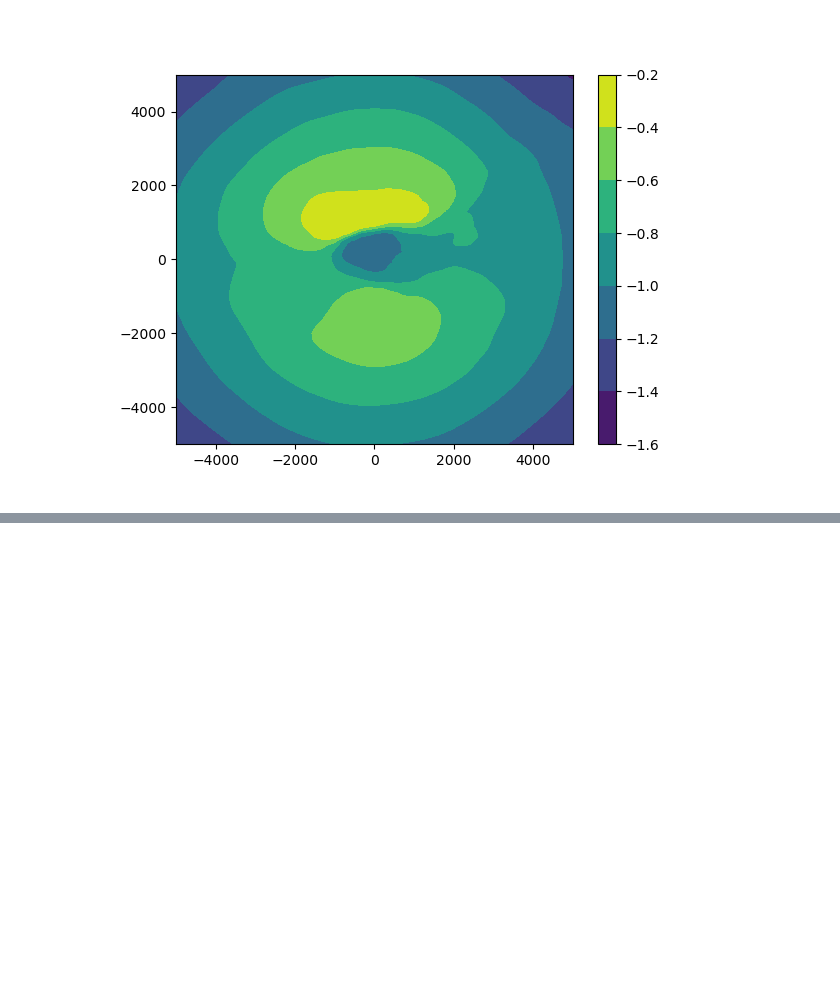
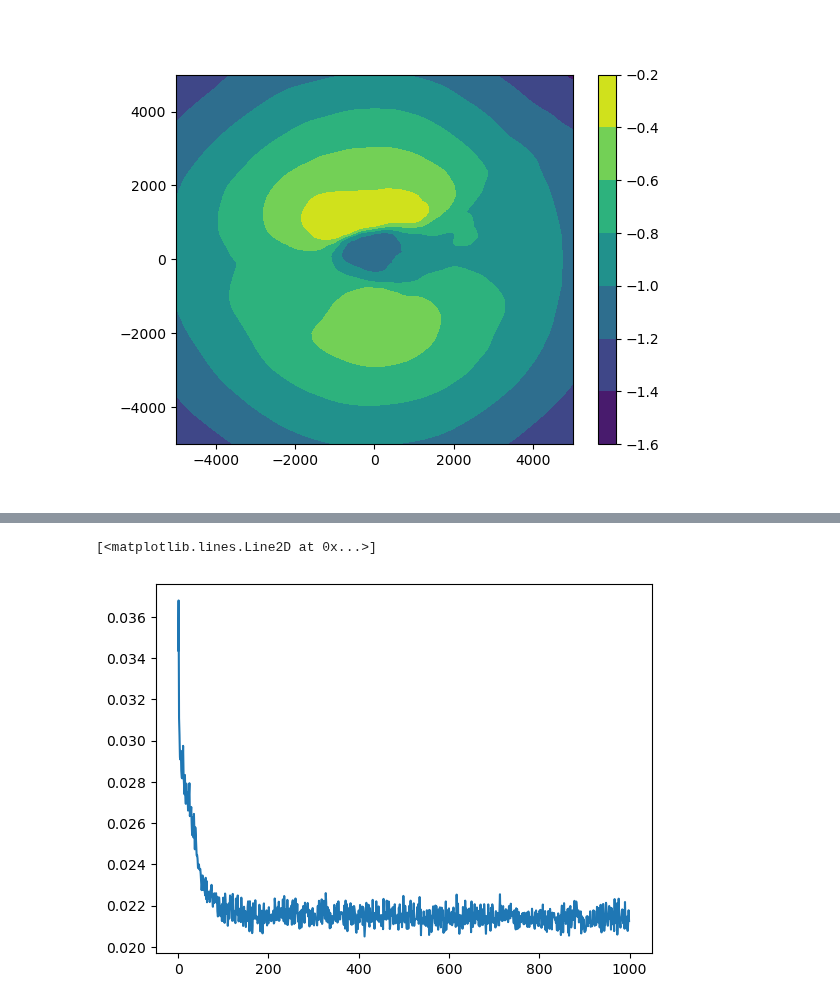
Before and after one commit to liziyao99/multi-debris-avoidance, a Jupyter notebook: quickStart.ipynb, the cells around one changed output, grey strips where cells are left out. Cells and saved outputs as stored; diff of their text form; code cells hidden in the pictures; blank space fills up the shorter version.

```diff
--- a/quickStart.ipynb
+++ b/quickStart.ipynb
@@ -121,0 +212,11 @@ _ = plt.scatter(target[axis[0]], target[axis[1]], c="r") # planner's output
+# %%
+s0 = prop.randomInitStates(batch_size)
+imp, best_i, rewards = prop.best_impulses(s0, max_loop=max_loop, impulse_num=impulse_num)
+best_imp = torch.zeros((imp.shape[0], imp.shape[2], imp.shape[3]), device=imp.device)
+for i in range(batch_size):
+    best_imp[i,...] = imp[i,best_i[i],...]
+td1_best, td2_best, rewards_best = prop.impulses_test(s0, best_imp)
+td1, td2, rewards = prop.impulses_test_actor(s0, actor, impulse_num=impulse_num)
+
+print(rewards_best.mean().item(), rewards.mean().item())
+print(rewards_best.min().item(),  rewards.min().item())
@@ -121,0 +229,13 @@ _ = plt.scatter(target[axis[0]], target[axis[1]], c="r") # planner's output
+# %%
+L = []
+for _ in range(1000):
+    td1, td2, rewards = prop.actor_opt(actor, batch_size=batch_size, impulse_num=impulse_num)
+    loss = -rewards.mean()
+    opt1.zero_grad()
+    loss.backward()
+    opt1.step()
+    L.append(loss.item())
+plt.plot(L)
+# %% [output]
+[<matplotlib.lines.Line2D at 0x...>]
+[figure, added]
```
Also changed, not shown: parts of 8 cells of this notebook, 3 other files.
